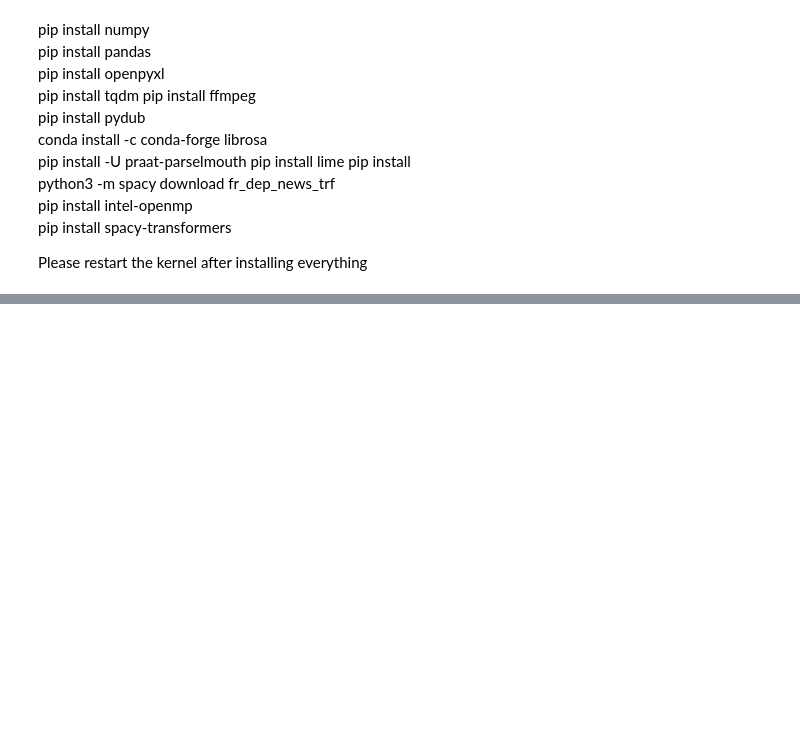
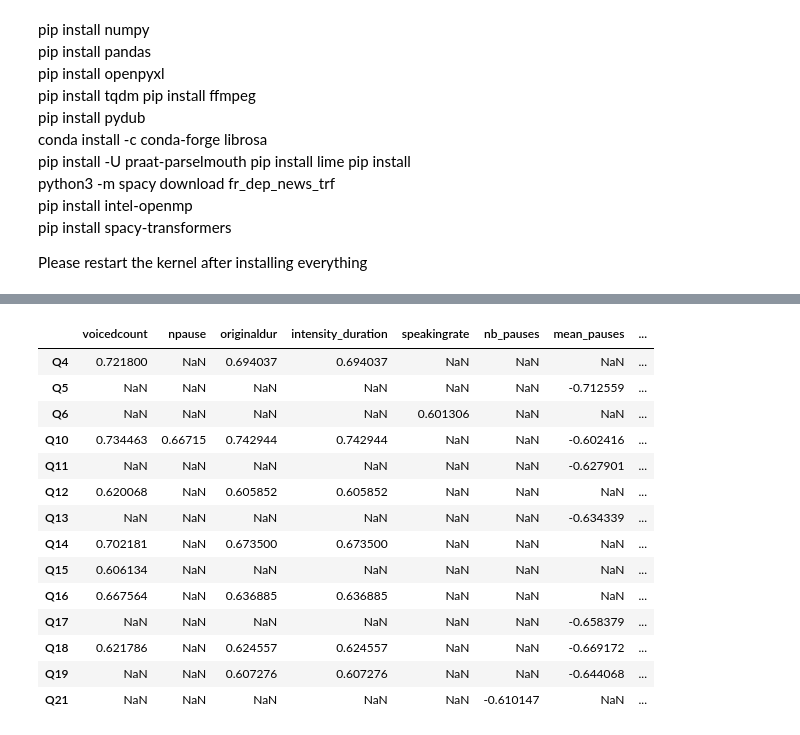
Before and after one commit to Kinzakasmi/Video-Interviews-Analysis, a Jupyter notebook: main.ipynb, the cells around one changed output, grey strips where cells are left out. Drawn from its saved outputs; the diff is of its cells as text; code cells hidden in the pictures; blank space fills up the shorter version.

```diff
--- a/main.ipynb
+++ b/main.ipynb
@@ -69,0 +221,18 @@ feats.to_csv("audio_lexic.csv")
+# %%
+cormat[abs(cormat)>0.6].dropna(axis=0,how='all').dropna(axis=1,how='all')
+# %% [output]
+|  | voicedcount | npause | originaldur | intensity_duration | speakingrate | nb_pauses | mean_pauses | ... |
+| Q4 | 0.721800 | NaN | 0.694037 | 0.694037 | NaN | NaN | NaN | ... |
+| Q5 | NaN | NaN | NaN | NaN | NaN | NaN | -0.712559 | ... |
+| Q6 | NaN | NaN | NaN | NaN | 0.601306 | NaN | NaN | ... |
+| Q10 | 0.734463 | 0.66715 | 0.742944 | 0.742944 | NaN | NaN | -0.602416 | ... |
+| Q11 | NaN | NaN | NaN | NaN | NaN | NaN | -0.627901 | ... |
+| Q12 | 0.620068 | NaN | 0.605852 | 0.605852 | NaN | NaN | NaN | ... |
+| Q13 | NaN | NaN | NaN | NaN | NaN | NaN | -0.634339 | ... |
+| Q14 | 0.702181 | NaN | 0.673500 | 0.673500 | NaN | NaN | NaN | ... |
+| Q15 | 0.606134 | NaN | NaN | NaN | NaN | NaN | NaN | ... |
+| Q16 | 0.667564 | NaN | 0.636885 | 0.636885 | NaN | NaN | NaN | ... |
+| Q17 | NaN | NaN | NaN | NaN | NaN | NaN | -0.658379 | ... |
+| Q18 | 0.621786 | NaN | 0.624557 | 0.624557 | NaN | NaN | -0.669172 | ... |
+| Q19 | NaN | NaN | 0.607276 | 0.607276 | NaN | NaN | -0.644068 | ... |
+| Q21 | NaN | NaN | NaN | NaN | NaN | -0.610147 | NaN | ... |
```
Also changed, not shown: parts of 17 cells of this notebook, 2 other files.
